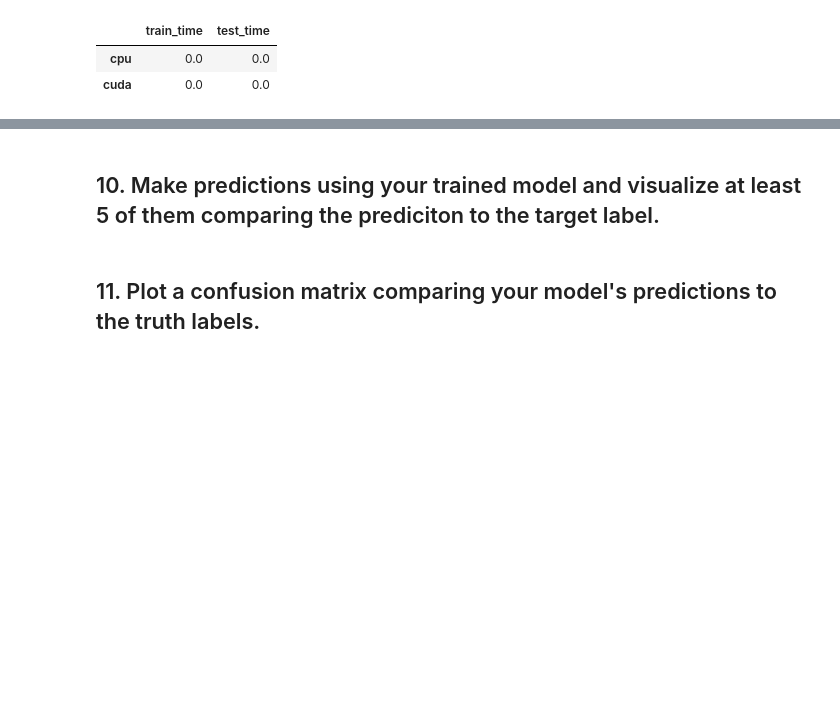
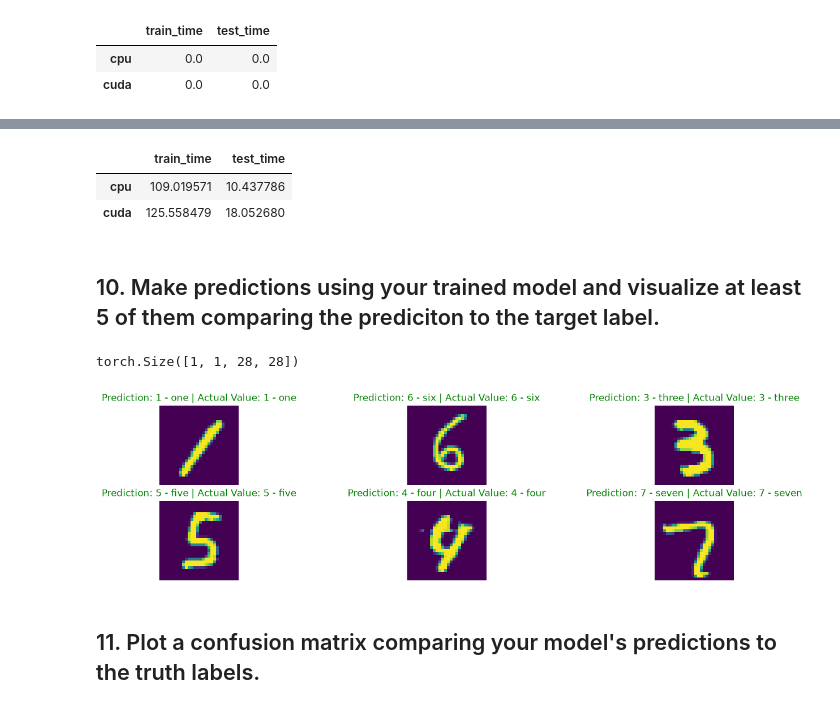
Before and after one commit to DanialBahrizadeh/pytorch_course, a Jupyter notebook: exercises/03_pytorch_computer_vision_exercises.ipynb, the cells around one changed output, grey strips where cells are left out. Cells and saved outputs as stored; diff of their text form; code cells hidden in the pictures; blank space fills up the shorter version.

```diff
--- a/exercises/03_pytorch_computer_vision_exercises.ipynb
+++ b/exercises/03_pytorch_computer_vision_exercises.ipynb
@@ -53,7 +53,7 @@ print(device)
 class Env:
     RANDOM_SEED: int = 42
     BATCH_SIZE: int = 32
-    LEARNING_RATE: float = 0.1
+    LEARNING_RATE: float = 0.001
     EPOCHS: int = 5
 # %% [output]
 2.11.0+cu128
@@ -369,9 +369,8 @@ for epoch in tqdm(range(Env.EPOCHS)):
     )
 
     test_step(
-
         model = model_on_cuda,
-        data_loader = train_dataloader,
+        data_loader = test_dataloader,
         loss_fn = loss_fn,
         acc_fn = acc_fn,
         device = torch.device('cuda'),
@@ -410,7 +409,7 @@ acc_fn = Accuracy(task = 'multiclass', num_classes = len(classes))
 for epoch in tqdm(range(Env.EPOCHS)):
 
     train_step(
-        model = model_on_cuda,
+        model = model_on_cpu,
         data_loader = train_dataloader,
         loss_fn = loss_fn,
         acc_fn = acc_fn,
@@ -421,8 +420,8 @@ for epoch in tqdm(range(Env.EPOCHS)):
     )
 
     test_step(
-        model = model_on_cuda,
-        data_loader = train_dataloader,
+        model = model_on_cpu,
+        data_loader = test_dataloader,
         loss_fn = loss_fn,
         acc_fn = acc_fn,
         device = torch.device('cpu'),
@@ -442,4 +441,36 @@ Test Loss:  2.31 | Test Accuracy:  9.86%
+# %%
+results
+# %% [output]
+|  | train_time | test_time |
+| cpu | 109.019571 | 10.437786 |
+| cuda | 125.558479 | 18.052680 |
 # %% [markdown]
 ## 10. Make predictions using your trained model and visualize at least 5 of them comparing the prediciton to the target label.
+# %%
+train_data.data[random_idx].unsqueeze(dim=0).shape
+# %% [output]
+torch.Size([1, 1, 28, 28])
+# %%
+
+# torch.manual_seed(42)
+
+model_on_cuda.eval()
+
+fig = plt.figure(figsize=(16, 4))
+rows, cols = 2, 3
+for i in range(1, 7):
+    random_idx = torch.randint(low = 0 , high = len(train_data), size=(1,))
+    fig.add_subplot(rows, cols, i)
+    plt.imshow(train_data.data[random_idx].squeeze(dim=0))
+
+    y_logits = model_on_cuda(train_data.data[random_idx].unsqueeze(dim=0).type(torch.float).to(device))
+    y_true = train_data.targets[random_idx].to(device)
+    y_pred = y_logits.argmax(dim=1)
+    color = 'g' if y_pred == y_true else 'r'
+
+    plt.title(f"Prediction: {classes[y_pred]} | Actual Value: {classes[y_true]}", c = color )
+    plt.axis(False)
+# %% [output]
+[figure, added]
 # %% [markdown]
 ## 11. Plot a confusion matrix comparing your model's predictions to the truth labels.
```
Also changed, not shown: parts of 16 cells of this notebook, 1 other file.
